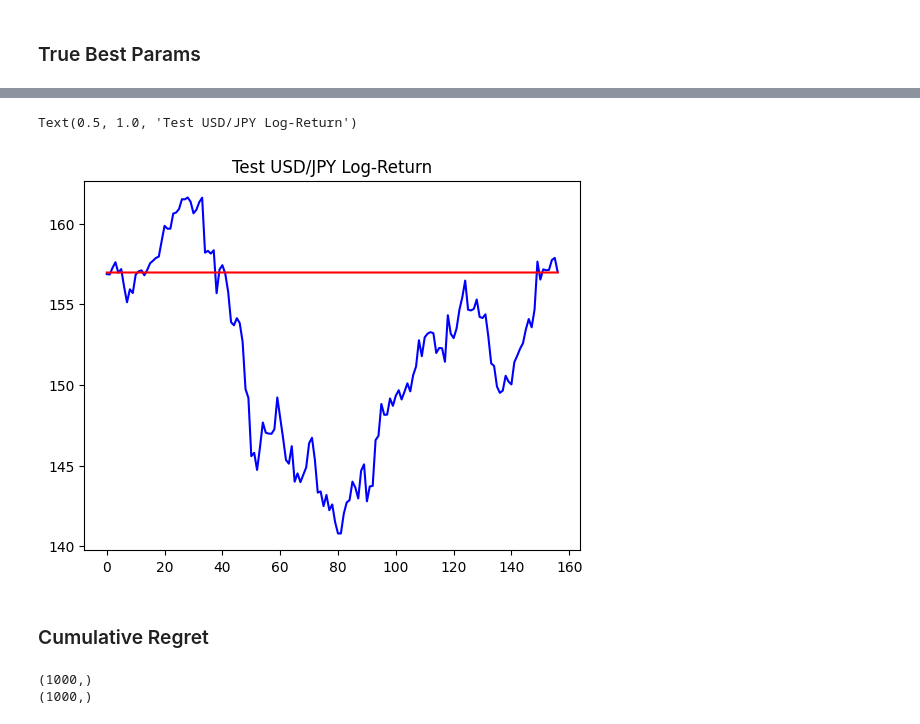
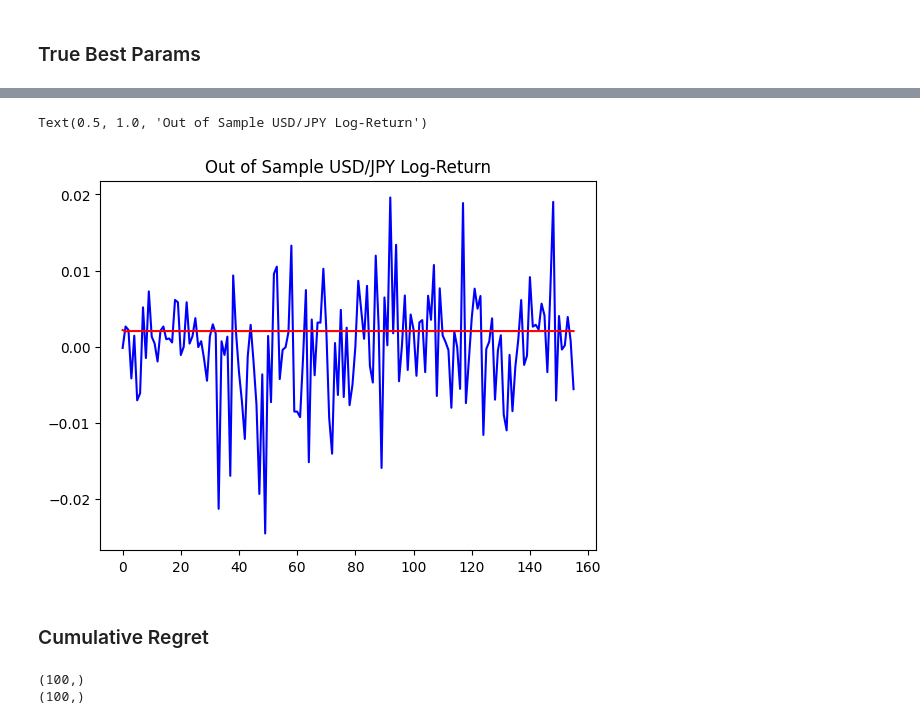
Before and after one commit to Chase-Grajeda/quantum-hypertuning, a Jupyter notebook: src/arima_demo.ipynb, the cells around one changed output, grey strips where cells are left out. Cells and saved outputs as stored; diff of their text form; code cells hidden in the pictures.

Commit message:
ARIMA forward and in-sample testing

```diff
--- a/src/arima_demo.ipynb
+++ b/src/arima_demo.ipynb
@@ -80,7 +80,7 @@ for a in dim1:
         for c in dim3:
             domain.append([a, b, c])
 domain = np.array(domain)
-ls = np.array([0.2, 0.2, 0.2]) # length scale
+ls = np.array([0.2] * dim) # length scale
 v_kernel = 0.5
 obs_noise = 0.05 ** 2
 M_target = 200
@@ -108,11 +108,11 @@ beta_t = 1 + np.sqrt(np.log(ts) ** 2)
 # %%
 # Train-Test data
 split = 0.7
-train = historical_data["Close"].to_numpy()[0: int(len(historical_data) * split)].squeeze()
-test = historical_data["Close"].to_numpy()[int(len(historical_data) * split):].squeeze()
+train = np.log(historical_data["Close"].to_numpy()[0: int(len(historical_data) * split)]).squeeze()
+test = np.log(historical_data["Close"].to_numpy()[int(len(historical_data) * split):]).squeeze()
 
-# train = np.log(train[1:]) - np.log(train[:-1])
-# test = np.log(test[1:]) - np.log(test[:-1])
+train = train[1:] - train[:-1]
+test = test[1:] - test[:-1]
 # %% [markdown]
 ### QMC Circuit
 # %%
@@ -142,13 +142,19 @@ def reward_function(param, eps, obs_noise):
 
     # Train and estimate
     try:
+        # Fit model
         model = ARIMA(train, order=(p, d, q))
         model_fit = model.fit()
+
+        # Out of sample error
         preds = model_fit.forecast(steps=len(test))
 
         # Compute Inverse Mean Absolute Percent Error as loss. We choose inverse for maximization. Closer to 1 is better
         mape = (1. / len(test)) * np.sum(np.abs(test - preds) / preds)
         inv_mape = np.abs(1. - (mape / 100.0))
+        if inv_mape > 1:
+            inv_mape = 0
+
     except Warning:
         inv_mape = 0.0
 
@@ -350,8 +356,9 @@ Params (p, d, q): [1, 1, 1]
 # %%
 model = ARIMA(train, order=tuple(best_params))
 model_fit = model.fit()
-preds = model_fit.forecast(steps=len(test))
+in_sample = model_fit.predict()
+out_sample = model_fit.forecast(steps=len(test))
 
-print(test.shape)
-print(preds.shape)
+print(in_sample.shape)
+print(out_sample.shape)
 # %% [output]
@@ -360,10 +374,10 @@ print(preds.shape)
 # %%
 plt.plot(np.arange(len(test)), test, color="blue")
-plt.plot(np.arange(len(preds)), preds, color="red")
-plt.title("Test USD/JPY Log-Return")
+plt.plot(np.arange(len(out_sample)), out_sample, color="red")
+plt.title("Out of Sample USD/JPY Log-Return")
 # %% [output]
-Text(0.5, 1.0, 'Test USD/JPY Log-Return')
+Text(0.5, 1.0, 'Out of Sample USD/JPY Log-Return')
-[figure, old version]
+[figure, new version]
 # %% [markdown]
 ### Cumulative Regret
 # %%
@@ -420,8 +434,8 @@ all_lin_regrets_lb = all_lin_regrets_mean - all_lin_regrets_stderr
 print(all_gp_regrets_mean.shape)
 print(all_lin_regrets_mean.shape)
 # %% [output]
-(1000,)
-(1000,)
+(100,)
+(100,)
 # %%
 # Init figure
 plt.figure(figsize=(8, 6))
```
Also changed, not shown: parts of 11 cells of this notebook.
